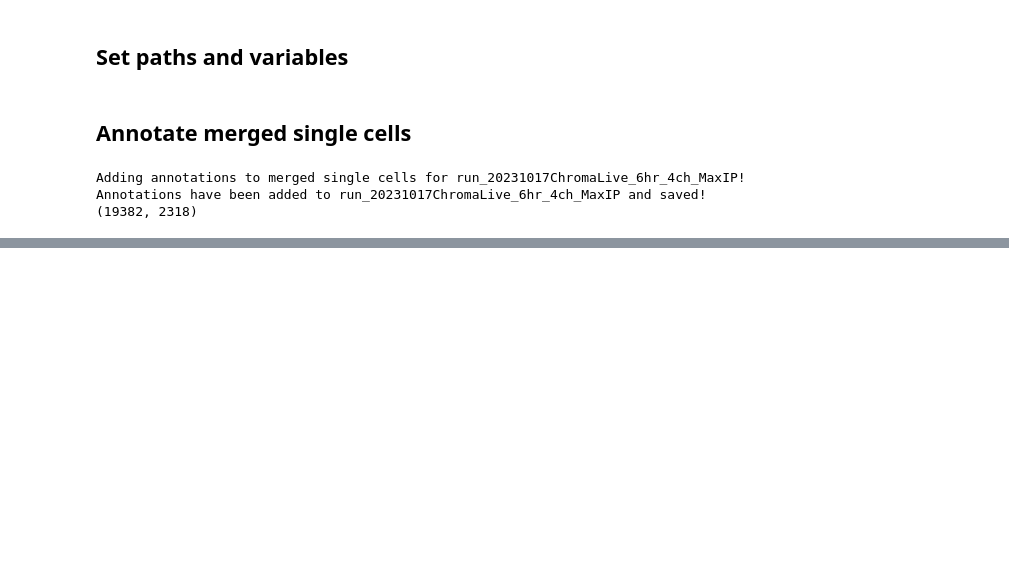
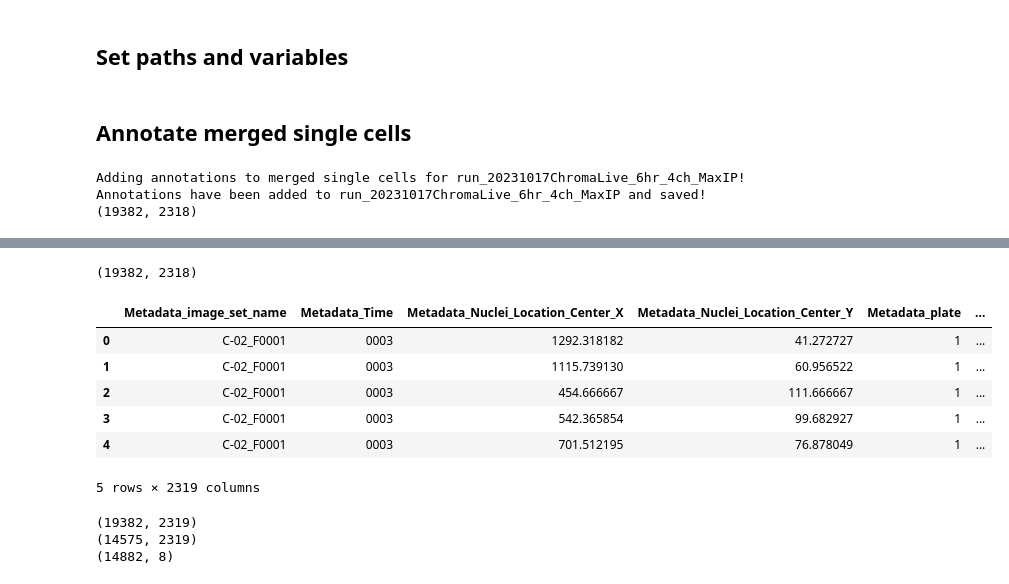
Before and after one commit to WayScience/live_cell_timelapse_apoptosis, a Jupyter notebook: 5.process_CP_features/notebooks/1.annotate_sc.ipynb, the cells around one changed output, grey strips where cells are left out. Saved outputs shown, nothing was run; the diff lists cells and outputs as text; code cells hidden in the pictures; blank space fills up the shorter version.

Commit message:
merge the x-y coordinates to extracted features

```diff
--- a/5.process_CP_features/notebooks/1.annotate_sc.ipynb
+++ b/5.process_CP_features/notebooks/1.annotate_sc.ipynb
@@ -112,0 +140,39 @@ Annotations have been added to run_20231017ChromaLive_6hr_4ch_MaxIP and saved!
+# %%
+print(annotated_df.shape)
+annotated_df["Metadata_image_set_name"] = (
+    annotated_df["Metadata_Well"].astype(str)
+    + "_"
+    + "F"
+    + annotated_df["Metadata_FOV"].astype(str)
+)
+image_set_names = annotated_df.pop("Metadata_image_set_name")
+# move to front
+annotated_df.insert(0, "Metadata_image_set_name", image_set_names)
+time = annotated_df.pop("Metadata_Time")
+annotated_df.insert(1, "Metadata_Time", time)
+x_coord = annotated_df.pop("Metadata_Nuclei_Location_Center_X")
+Y_coord = annotated_df.pop("Metadata_Nuclei_Location_Center_Y")
+annotated_df.insert(2, "Metadata_Nuclei_Location_Center_X", x_coord)
+annotated_df.insert(3, "Metadata_Nuclei_Location_Center_Y", Y_coord)
+annotated_df.head()
+# %% [output]
+(19382, 2318)
+|  | Metadata_image_set_name | Metadata_Time | Metadata_Nuclei_Location_Center_X | Metadata_Nuclei_Location_Center_Y | Metadata_plate | ... |
+| 0 | C-02_F0001 | 0003 | 1292.318182 | 41.272727 | 1 | ... |
+| 1 | C-02_F0001 | 0003 | 1115.739130 | 60.956522 | 1 | ... |
+| 2 | C-02_F0001 | 0003 | 454.666667 | 111.666667 | 1 | ... |
+| 3 | C-02_F0001 | 0003 | 542.365854 | 99.682927 | 1 | ... |
+| 4 | C-02_F0001 | 0003 | 701.512195 | 76.878049 | 1 | ... |
+5 rows × 2319 columns
+# %%
+# drop NaN values from annotated_df
+print(annotated_df.shape)
+annotated_df = annotated_df.dropna(
+    subset=["Metadata_Nuclei_Location_Center_X", "Metadata_Nuclei_Location_Center_Y"]
+)
+print(annotated_df.shape)
+print(location_metadata_df.shape)
+# %% [output]
+(19382, 2319)
+(14575, 2319)
+(14882, 8)
```
Also changed, not shown: parts of 8 cells of this notebook, 5 other files.
